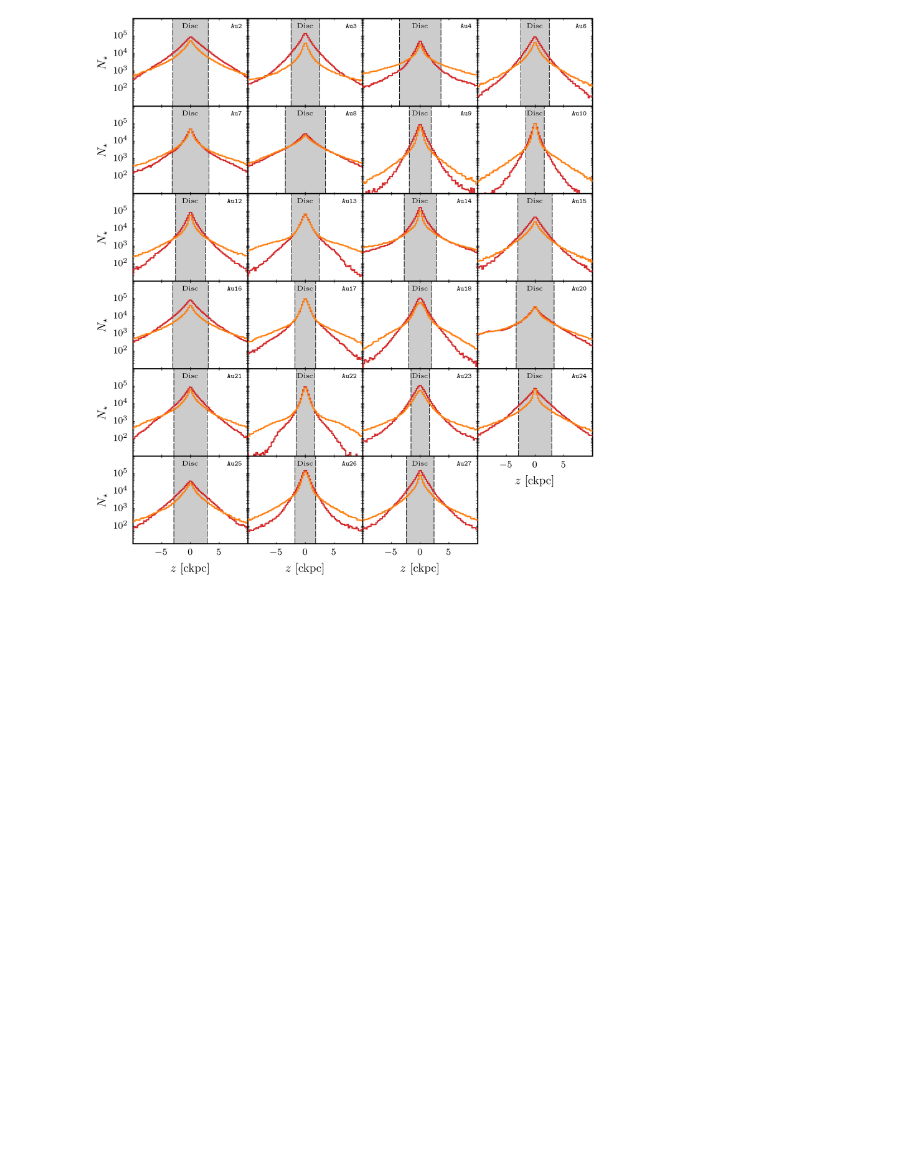
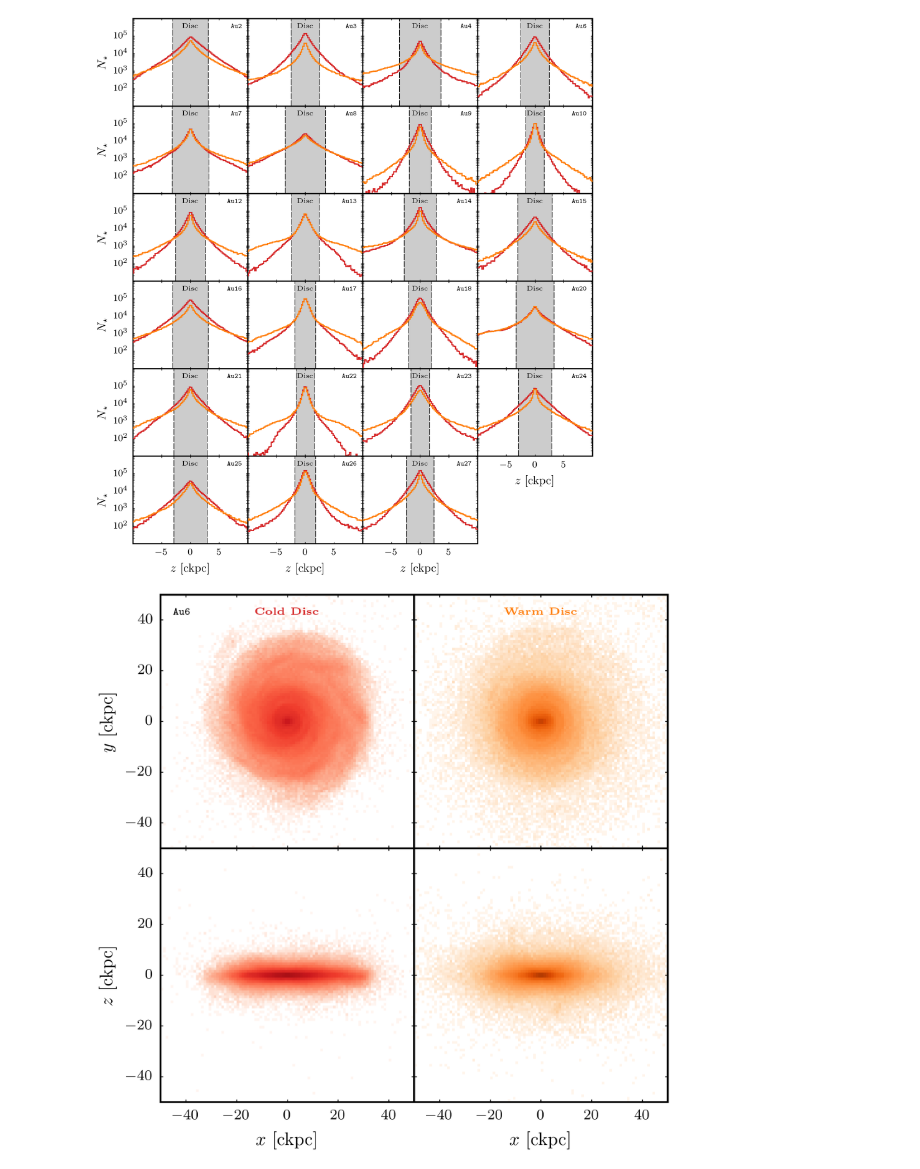
Before and after one commit to ffiza/auriga-metals, a Jupyter notebook: scripts/Spatial Distribution of Stars.ipynb, the cells around one changed output. Cells and saved outputs as stored; diff of their text form; code cells hidden in the pictures; blank space fills up the shorter version.

```diff
--- a/scripts/Spatial Distribution of Stars.ipynb
+++ b/scripts/Spatial Distribution of Stars.ipynb
@@ -274,3 +274,91 @@ for i, simulation in enumerate(SIMULATIONS):
 plt.show()
 # %% [output]
 [figure]
+# %%
+fig, axs = plt.subplots(
+    figsize=(5, 5), ncols=2, nrows=2,
+    sharex=False, sharey=False,
+    gridspec_kw={
+        "width_ratios": [1, 1], "height_ratios": [1, 1],
+        "hspace": 0, "wspace": 0})
+
+for ax in axs.flatten():
+    ax.tick_params(which='both', direction="in")
+    ax.set_axisbelow(True)
+    ax.grid(True, ls='-', lw=0.25, c='silver')
+
+
+axs[0, 0].set_xlim(-50, 50)
+axs[0, 0].set_xlabel(r"$x$ [ckpc]")
+axs[0, 0].set_ylim(-50, 50)
+axs[0, 0].set_ylabel(r"$y$ [ckpc]")
+
+axs[1, 0].set_xlim(-50, 50)
+axs[1, 0].set_xlabel(r"$x$ [ckpc]")
+axs[1, 0].set_ylim(-50, 50)
+axs[1, 0].set_ylabel(r"$z$ [ckpc]")
+
+axs[0, 1].set_xlim(-50, 50)
+axs[0, 1].set_xlabel(r"$x$ [ckpc]")
+axs[0, 1].set_ylim(-50, 50)
+axs[0, 1].set_ylabel(r"$y$ [ckpc]")
+
+axs[1, 1].set_xlim(-50, 50)
+axs[1, 1].set_xlabel(r"$x$ [ckpc]")
+axs[1, 1].set_ylim(-50, 50)
+axs[1, 1].set_ylabel(r"$z$ [ckpc]")
+
+for ax in axs.flatten():
+    ax.label_outer()
+    ax.set_aspect("equal")
+
+galaxy = parse(SIMULATION)[0]
+label = f"Au{galaxy}"
+# df = read_data(simulation=SIMULATION, config=CONFIG)
+
+c = "CD"
+mask = get_mask(df, component=c)
+axs[0, 0].hist2d(
+    df["xPosition_ckpc"][mask], df["yPosition_ckpc"][mask],
+    bins=100, range=[[-50, 50], [-50, 50]],
+    cmap=settings.component_colormaps[c], zorder=-10,
+    norm=mcolors.LogNorm(vmin=1E0, vmax=1E5))
+axs[1, 0].hist2d(
+    df["xPosition_ckpc"][mask], df["zPosition_ckpc"][mask],
+    bins=100, range=[axs[1, 0].get_xlim(), axs[1, 0].get_ylim()],
+    cmap=settings.component_colormaps[c], zorder=-10,
+    norm=mcolors.LogNorm(vmin=1E0, vmax=1E5))
+
+c = "WD"
+mask = get_mask(df, component=c)
+axs[0, 1].hist2d(
+    df["xPosition_ckpc"][mask], df["yPosition_ckpc"][mask],
+    bins=100, range=[[-50, 50], [-50, 50]],
+    cmap=settings.component_colormaps[c], zorder=-10,
+    norm=mcolors.LogNorm(vmin=1E0, vmax=1E5))
+axs[1, 1].hist2d(
+    df["xPosition_ckpc"][mask], df["zPosition_ckpc"][mask],
+    bins=100, range=[axs[1, 0].get_xlim(), axs[1, 0].get_ylim()],
+    cmap=settings.component_colormaps[c], zorder=-10,
+    norm=mcolors.LogNorm(vmin=1E0, vmax=1E5))
+
+# region Annotations
+axs[0, 0].text(
+    s=r"$\textbf{" + settings.component_labels["CD"] + r"}$",
+    x=0.5, y=0.95, size=6, ha="center", va="top",
+    color=settings.component_colors["CD"],
+    transform=axs[0, 0].transAxes)
+axs[0, 1].text(
+    s=r"$\textbf{" + settings.component_labels["WD"] + r"}$",
+    x=0.5, y=0.95, size=6, ha="center", va="top",
+    color=settings.component_colors["WD"],
+    transform=axs[0, 1].transAxes)
+# end region
+
+axs[0, 0].text(
+    x=0.05, y=0.95, s=r"$\texttt{" + label + "}$", zorder=15,
+    size=6.0, transform=axs[0, 0].transAxes, ha='left', va='top')
+
+plt.show()
+# %% [output]
+[figure, added]
```
